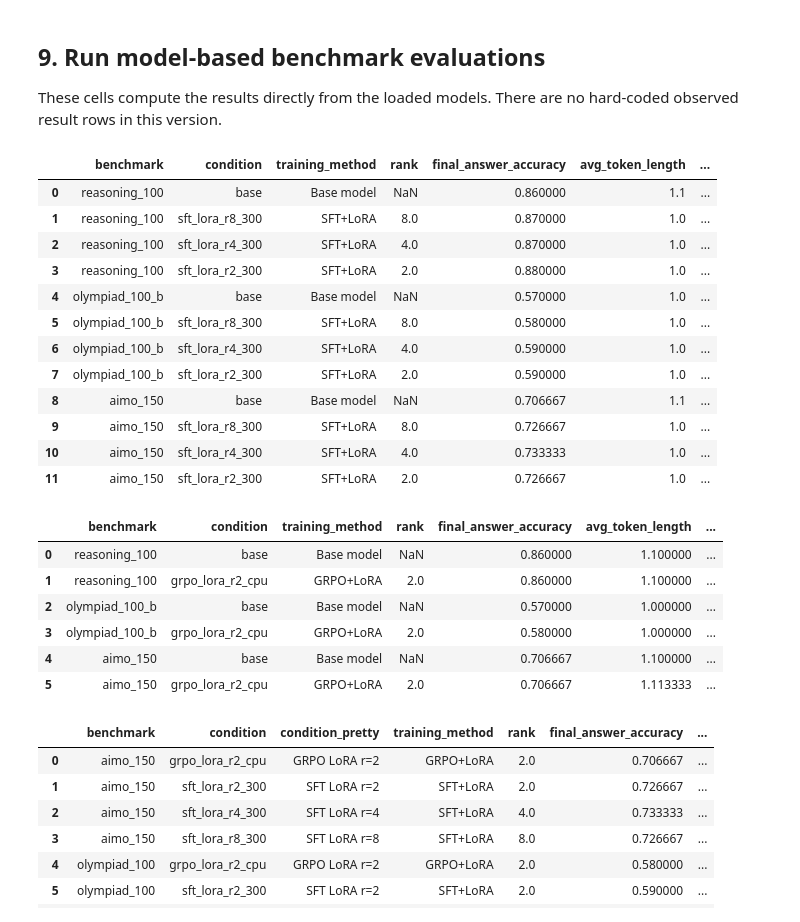
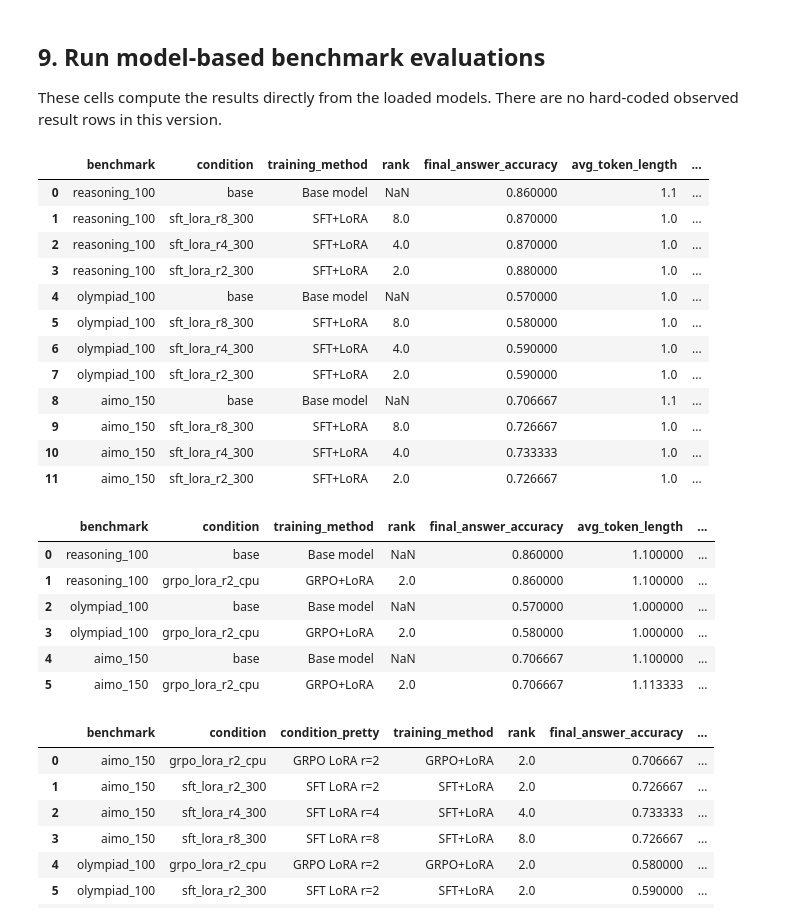
Before and after one commit to Timidalucia/Mini-Research-Problem, a Jupyter notebook: mrp_combined_sft_grpo_lora_0318.ipynb, the cells around one changed output. Cells and saved outputs as stored; diff of their text form; code cells hidden in the pictures.

```diff
--- a/mrp_combined_sft_grpo_lora_0318.ipynb
+++ b/mrp_combined_sft_grpo_lora_0318.ipynb
@@ -572,32 +572,32 @@ These cells compute the results directly from the loaded models. There are no ha
 # %%
 df_reason_100_base, df_reason_100_r8, df_reason_100_r4, df_reason_100_r2, summary_100_b_reason = benchmark_summary_sft(
     "reasoning_100", benchmark_100
 )
 
 df_oly_100_b_base, df_oly_100_b_r8, df_oly_100_b_r4, df_oly_100_b_r2, summary_100_b_oly = benchmark_summary_sft(
-    "olympiad_100_b", olym_benchmark_100
+    "olympiad_100", olym_benchmark_100
 )
 
 df_aimo_150_base, df_aimo_150_r8, df_aimo_150_r4, df_aimo_150_r2, summary_100_b_aimo = benchmark_summary_sft(
     "aimo_150", aimo_benchmark_150
 )
 
 all_summaries_sft = pd.concat(
     [summary_100_b_reason, summary_100_b_oly, summary_100_b_aimo],
     ignore_index=True
 )
 all_summaries_sft = round_summary_table(all_summaries_sft)
 all_summaries_sft
 # %% [output]
 |  | benchmark | condition | training_method | rank | final_answer_accuracy | avg_token_length | ... |
 | 0 | reasoning_100 | base | Base model | NaN | 0.860000 | 1.1 | ... |
 | 1 | reasoning_100 | sft_lora_r8_300 | SFT+LoRA | 8.0 | 0.870000 | 1.0 | ... |
 | 2 | reasoning_100 | sft_lora_r4_300 | SFT+LoRA | 4.0 | 0.870000 | 1.0 | ... |
 | 3 | reasoning_100 | sft_lora_r2_300 | SFT+LoRA | 2.0 | 0.880000 | 1.0 | ... |
-| 4 | olympiad_100_b | base | Base model | NaN | 0.570000 | 1.0 | ... |
-| 5 | olympiad_100_b | sft_lora_r8_300 | SFT+LoRA | 8.0 | 0.580000 | 1.0 | ... |
-| 6 | olympiad_100_b | sft_lora_r4_300 | SFT+LoRA | 4.0 | 0.590000 | 1.0 | ... |
-| 7 | olympiad_100_b | sft_lora_r2_300 | SFT+LoRA | 2.0 | 0.590000 | 1.0 | ... |
+| 4 | olympiad_100 | base | Base model | NaN | 0.570000 | 1.0 | ... |
+| 5 | olympiad_100 | sft_lora_r8_300 | SFT+LoRA | 8.0 | 0.580000 | 1.0 | ... |
+| 6 | olympiad_100 | sft_lora_r4_300 | SFT+LoRA | 4.0 | 0.590000 | 1.0 | ... |
+| 7 | olympiad_100 | sft_lora_r2_300 | SFT+LoRA | 2.0 | 0.590000 | 1.0 | ... |
 | 8 | aimo_150 | base | Base model | NaN | 0.706667 | 1.1 | ... |
 | 9 | aimo_150 | sft_lora_r8_300 | SFT+LoRA | 8.0 | 0.726667 | 1.0 | ... |
 | 10 | aimo_150 | sft_lora_r4_300 | SFT+LoRA | 4.0 | 0.733333 | 1.0 | ... |
@@ -608,7 +608,7 @@ df_reason_100_grpo_base,  df_reason_100_grpo_r2, summary_100_grpo_reason = bench
 )
 
 df_oly_100_b_grpo_base,  df_oly_100_b_grpo_r2, summary_100_grpo_oly = benchmark_summary_grpo(
-    "olympiad_100_b", olym_benchmark_100
+    "olympiad_100", olym_benchmark_100
 )
 
 df_aimo_150_grpo_base, df_aimo_150_grpo_r2, summary_100_grpo_aimo = benchmark_summary_grpo(
@@ -625,8 +625,8 @@ all_summaries_grpo
 |  | benchmark | condition | training_method | rank | final_answer_accuracy | avg_token_length | ... |
 | 0 | reasoning_100 | base | Base model | NaN | 0.860000 | 1.100000 | ... |
 | 1 | reasoning_100 | grpo_lora_r2_cpu | GRPO+LoRA | 2.0 | 0.860000 | 1.100000 | ... |
-| 2 | olympiad_100_b | base | Base model | NaN | 0.570000 | 1.000000 | ... |
-| 3 | olympiad_100_b | grpo_lora_r2_cpu | GRPO+LoRA | 2.0 | 0.580000 | 1.000000 | ... |
+| 2 | olympiad_100 | base | Base model | NaN | 0.570000 | 1.000000 | ... |
+| 3 | olympiad_100 | grpo_lora_r2_cpu | GRPO+LoRA | 2.0 | 0.580000 | 1.000000 | ... |
 | 4 | aimo_150 | base | Base model | NaN | 0.706667 | 1.100000 | ... |
 | 5 | aimo_150 | grpo_lora_r2_cpu | GRPO+LoRA | 2.0 | 0.706667 | 1.113333 | ... |
 # %%
```
